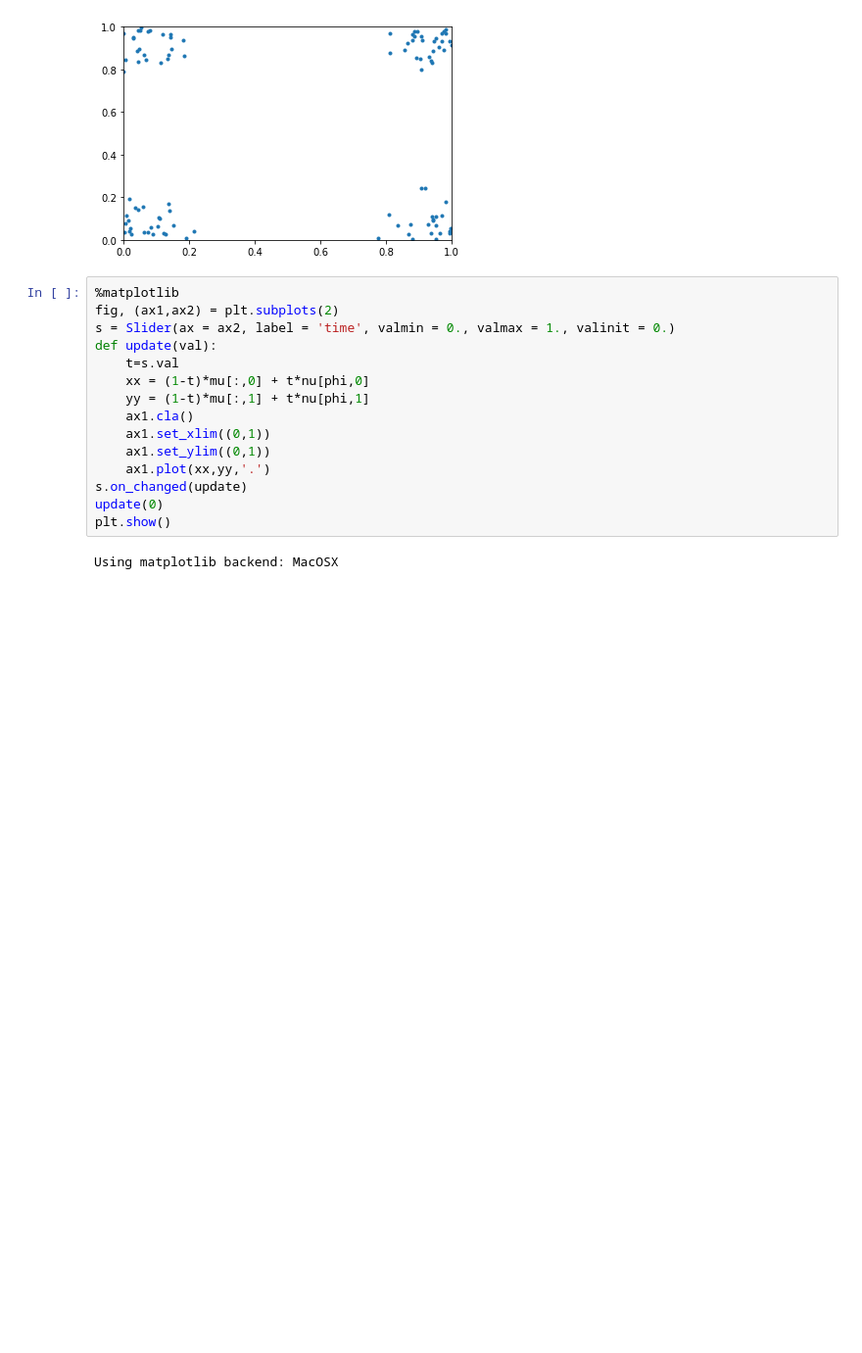
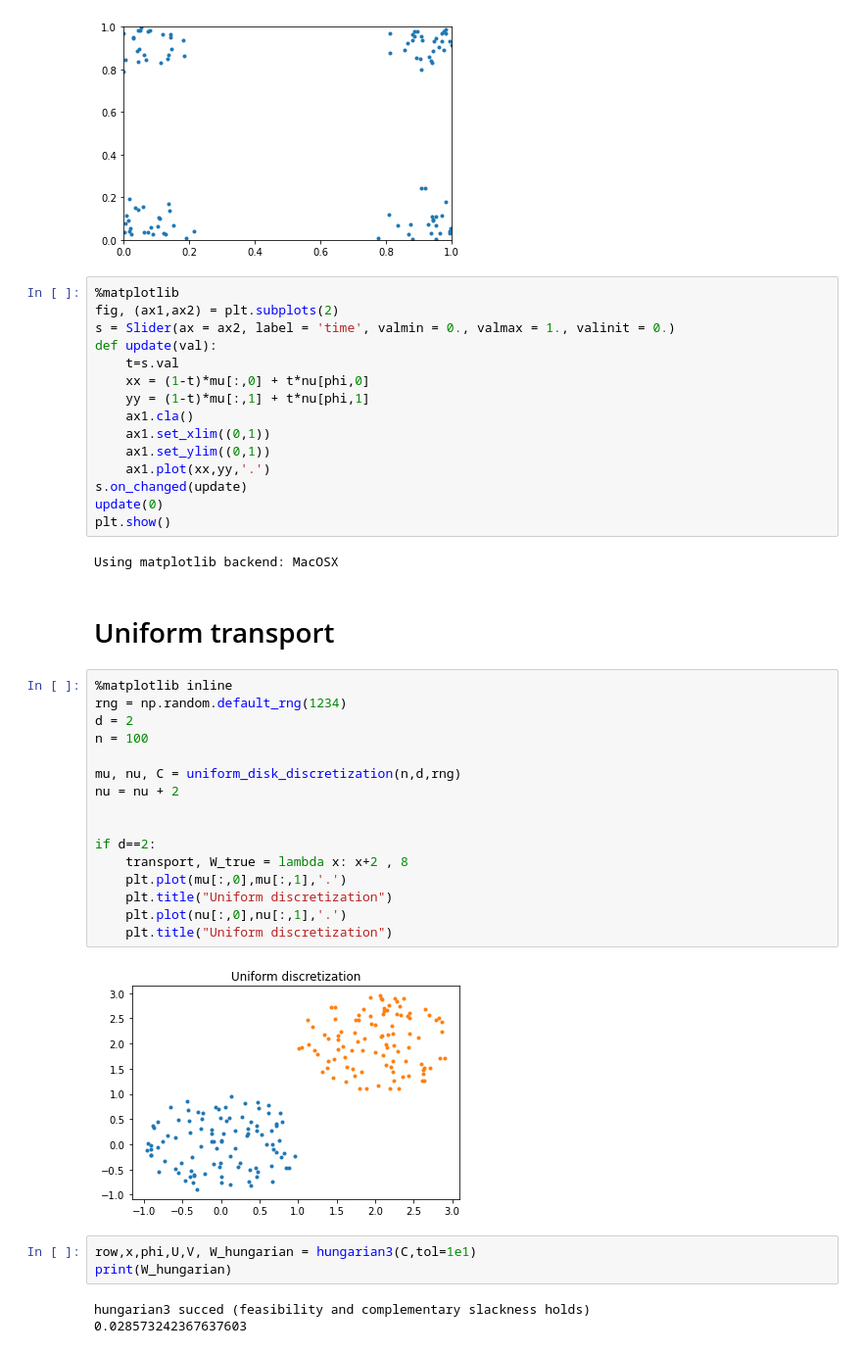
Before and after one commit to Benoit-Muller/Computational-Optimal-Transport, a Jupyter notebook: hungarian_analysis.ipynb, the cells around one changed output. Shown at 98% size. Drawn from its saved outputs; the diff is of its cells as text; blank space fills up the shorter version.

```diff
--- a/hungarian_analysis.ipynb
+++ b/hungarian_analysis.ipynb
@@ -217,3 +256,29 @@ update(0)
 plt.show()
 # %% [output]
 Using matplotlib backend: MacOSX
+# %% [markdown]
+# Uniform transport
+# %%
+%matplotlib inline
+rng = np.random.default_rng(1234)
+d = 2
+n = 100
+
+mu, nu, C = uniform_disk_discretization(n,d,rng)
+nu = nu + 2
+
+
+if d==2:
+    transport, W_true = lambda x: x+2 , 8
+    plt.plot(mu[:,0],mu[:,1],'.')
+    plt.title("Uniform discretization")
+    plt.plot(nu[:,0],nu[:,1],'.')
+    plt.title("Uniform discretization")
+# %% [output]
+[figure, added]
+# %%
+row,x,phi,U,V, W_hungarian = hungarian3(C,tol=1e1)
+print(W_hungarian)
+# %% [output]
+hungarian3 succed (feasibility and complementary slackness holds)
+0.028573242367637603
```
Also changed, not shown: parts of 11 cells of this notebook, 17 other files.
